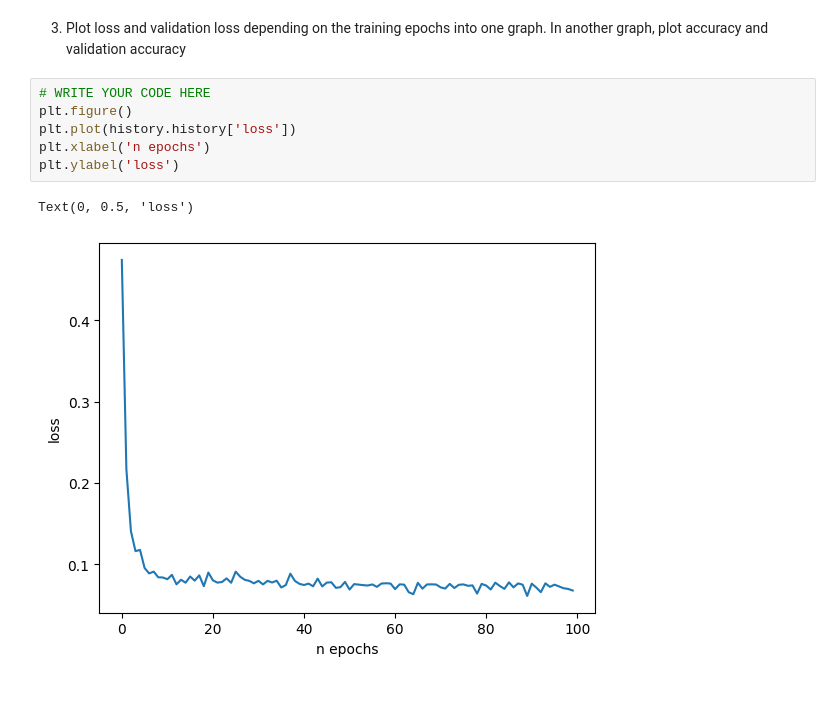
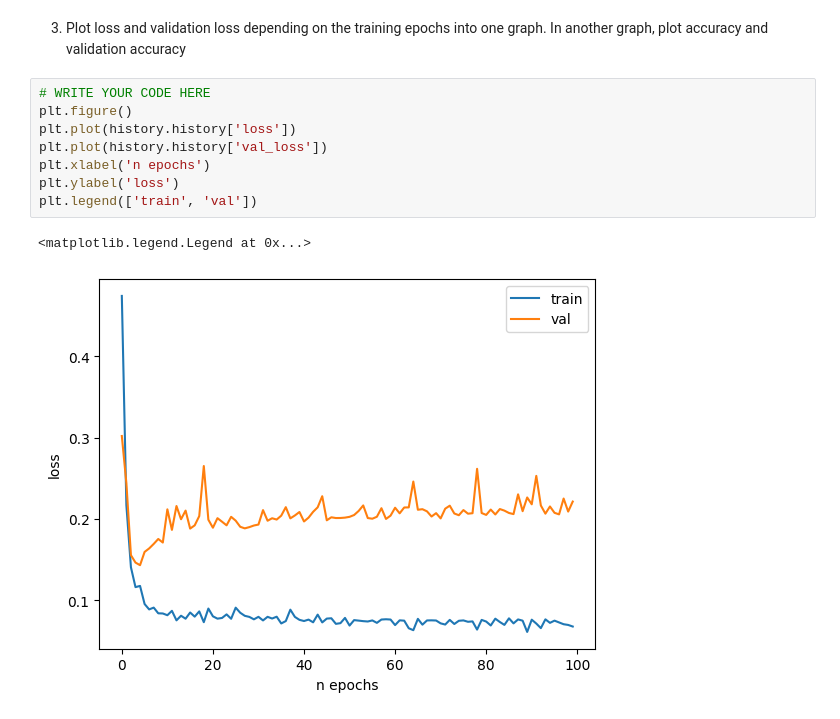
Before and after one commit to JanCipl/MLF, a Jupyter notebook: Lab_05/Lab_05_task.ipynb, the cells around one changed output. Cells and saved outputs as stored; diff of their text form.

```diff
--- a/Lab_05/Lab_05_task.ipynb
+++ b/Lab_05/Lab_05_task.ipynb
@@ -452,9 +454,11 @@ Accuracy: 95.40
 # %%
 # WRITE YOUR CODE HERE
 plt.figure()
 plt.plot(history.history['loss'])
+plt.plot(history.history['val_loss'])
 plt.xlabel('n epochs')
 plt.ylabel('loss')
+plt.legend(['train', 'val'])
 # %% [output]
-Text(0, 0.5, 'loss')
+<matplotlib.legend.Legend at 0x...>
-[figure, old version]
+[figure, new version]
```
Also changed, not shown: parts of 1 cell of this notebook.
